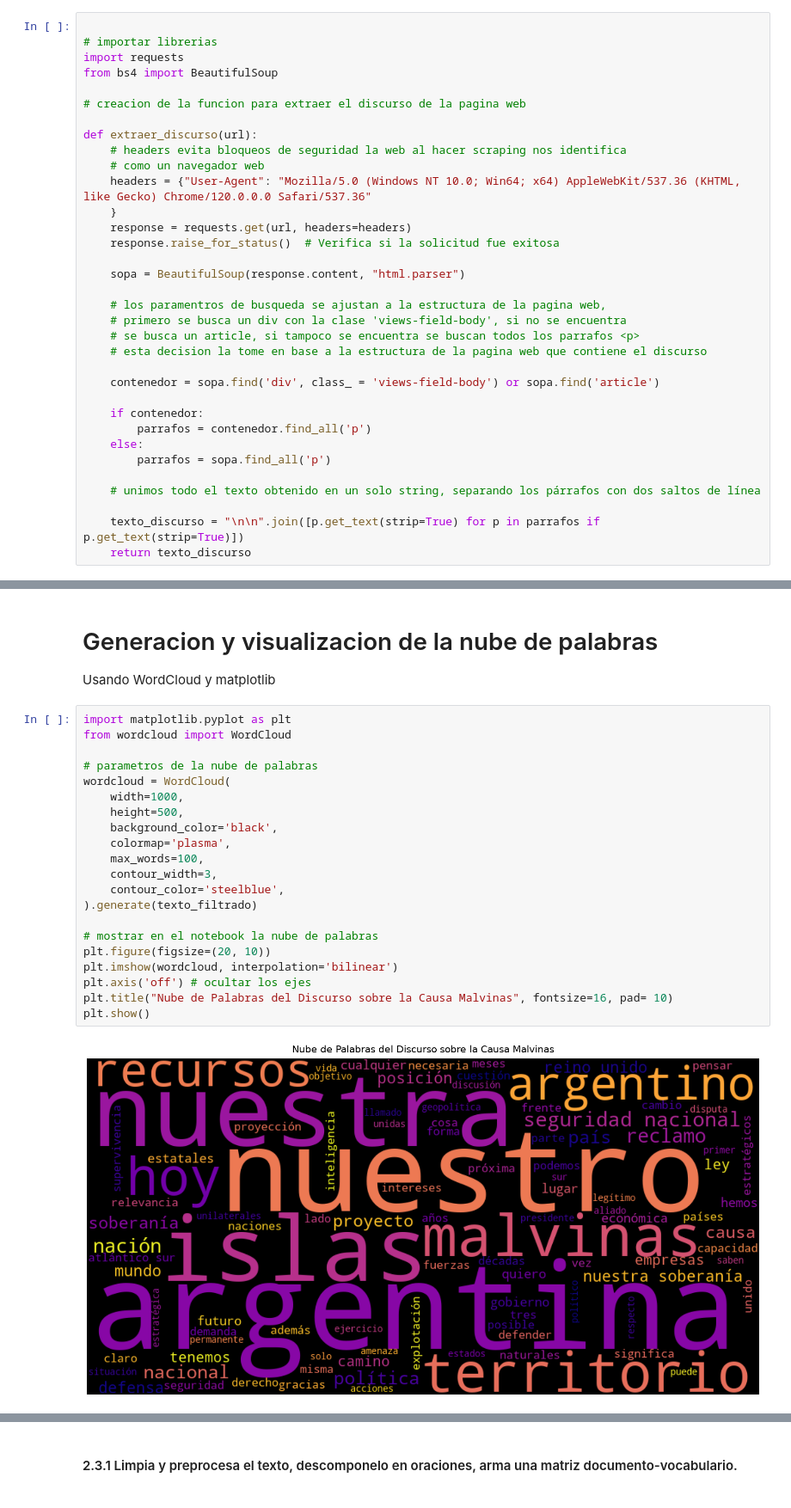
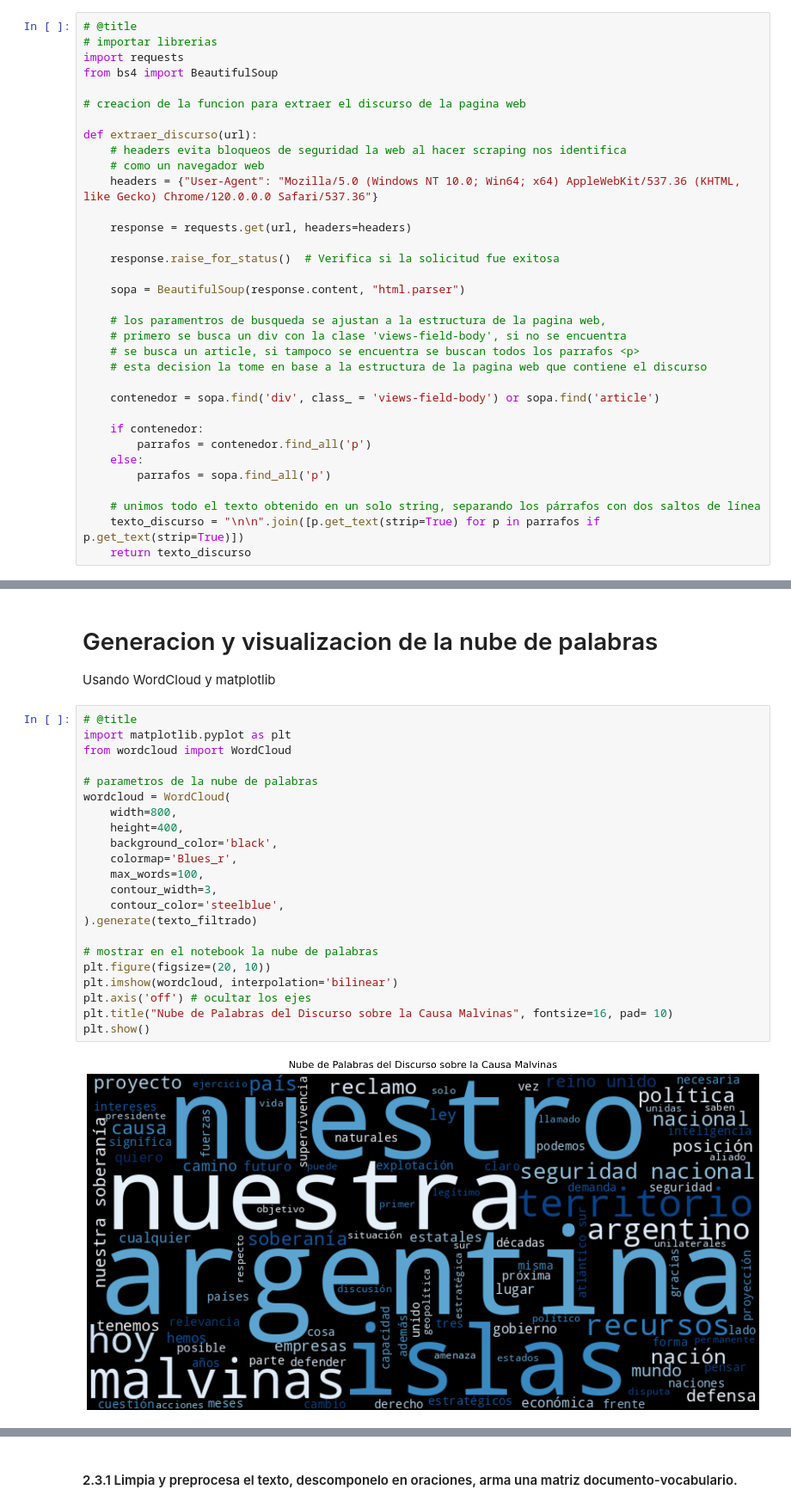
Before and after one commit to SolJosefinaMercado/ProcesamientoDelHabla, a Jupyter notebook: MERCADO_SOLJOSEFINA_PH_TP1.ipynb, the cells around one changed output, grey strips where cells are left out. Shown at 86% size. Drawn from its saved outputs; the diff is of its cells as text.

```diff
--- a/MERCADO_SOLJOSEFINA_PH_TP1.ipynb
+++ b/MERCADO_SOLJOSEFINA_PH_TP1.ipynb
@@ -65,5 +62,5 @@ Requirement already satisfied: six>=1.5 in C:\Users\soljo\AppData\Local\Python\p
 # %%
-
+# @title
 # importar librerias
 import requests
 from bs4 import BeautifulSoup
@@ -73,9 +70,10 @@ from bs4 import BeautifulSoup
 def extraer_discurso(url):
     # headers evita bloqueos de seguridad la web al hacer scraping nos identifica
     # como un navegador web
-    headers = {"User-Agent": "Mozilla/5.0 (Windows NT 10.0; Win64; x64) AppleWebKit/537.36 (KHTML, like Gecko) Chrome/120.0.0.0 Safari/537.36"
-    }
+    headers = {"User-Agent": "Mozilla/5.0 (Windows NT 10.0; Win64; x64) AppleWebKit/537.36 (KHTML, like Gecko) Chrome/120.0.0.0 Safari/537.36"}
+
     response = requests.get(url, headers=headers)
+
     response.raise_for_status()  # Verifica si la solicitud fue exitosa
 
     sopa = BeautifulSoup(response.content, "html.parser")
@@ -93,7 +91,6 @@ def extraer_discurso(url):
         parrafos = sopa.find_all('p')
 
     # unimos todo el texto obtenido en un solo string, separando los párrafos con dos saltos de línea
-
     texto_discurso = "\n\n".join([p.get_text(strip=True) for p in parrafos if p.get_text(strip=True)])
     return texto_discurso
 # %% [markdown]
@@ -197,26 +207,27 @@ Discurso guardado exitosamente en 'discurso_malvinas_TP1_Filtrado.txt' listo par
 # Generacion y visualizacion de la nube de palabras
 Usando WordCloud y matplotlib
 # %%
+# @title
 import matplotlib.pyplot as plt
 from wordcloud import WordCloud
 
 # parametros de la nube de palabras
 wordcloud = WordCloud(
-    width=1000,
-    height=500,
+    width=800,
+    height=400,
     background_color='black',
-    colormap='plasma',
+    colormap='Blues_r',
     max_words=100,
     contour_width=3,
     contour_color='steelblue',
 ).generate(texto_filtrado)
 
 # mostrar en el notebook la nube de palabras
 plt.figure(figsize=(20, 10))
 plt.imshow(wordcloud, interpolation='bilinear')
 plt.axis('off') # ocultar los ejes
 plt.title("Nube de Palabras del Discurso sobre la Causa Malvinas", fontsize=16, pad= 10)
 plt.show()
 # %% [output]
-[figure, old version]
+[figure, new version]
 # %% [markdown]
```
Also changed, not shown: parts of 29 cells of this notebook.
